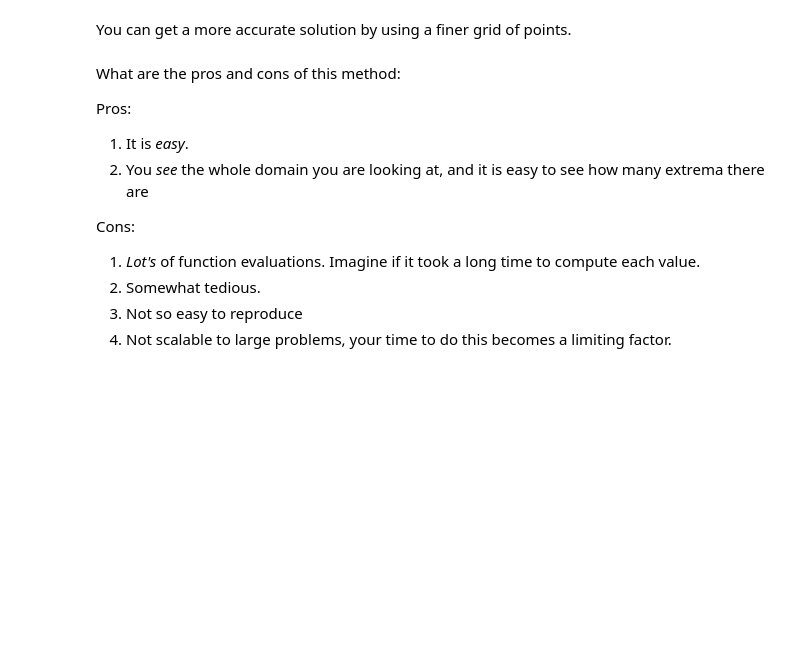
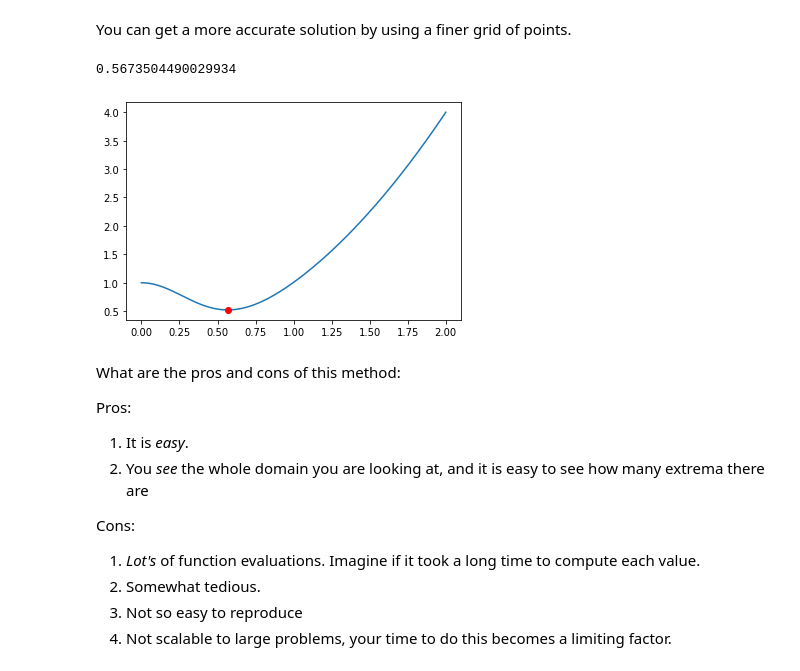
Before and after one commit to Steel-Bank-codespaces/f22-06623, a Jupyter notebook: lectures/10-min-max/10-min-max.ipynb, the cells around one changed output. Drawn from its saved outputs; the diff is of its cells as text; code cells hidden in the pictures; blank space fills up the shorter version.

```diff
--- a/lectures/10-min-max/10-min-max.ipynb
+++ b/lectures/10-min-max/10-min-max.ipynb
@@ -54,11 +81,18 @@ plt.plot(x, y, x[np.argmin(y)], y[np.argmin(y)], "ro");
 # %% [markdown]
 You can get a more accurate solution by using a finer grid of points.
 # %%
-x = np.linspace(0, 2, 15000)
+x = np.linspace(0, 2, 150000)
 y = f(x)
 i = np.argmin(y)  # gives us the index of the minimum in y
 print(x[i])  # estimate for the x where y is a min
 plt.plot(x, y, x[np.argmin(y)], y[np.argmin(y)], "ro");
+
+# 0.5670446964643094  1500
+# 0.5673711580772052  15000
+# 0.5673504490029934  150000
+# %% [output]
+0.5673504490029934
+[figure, added]
 # %% [markdown]
 What are the pros and cons of this method:
 
```
Also changed, not shown: parts of 42 cells of this notebook.
